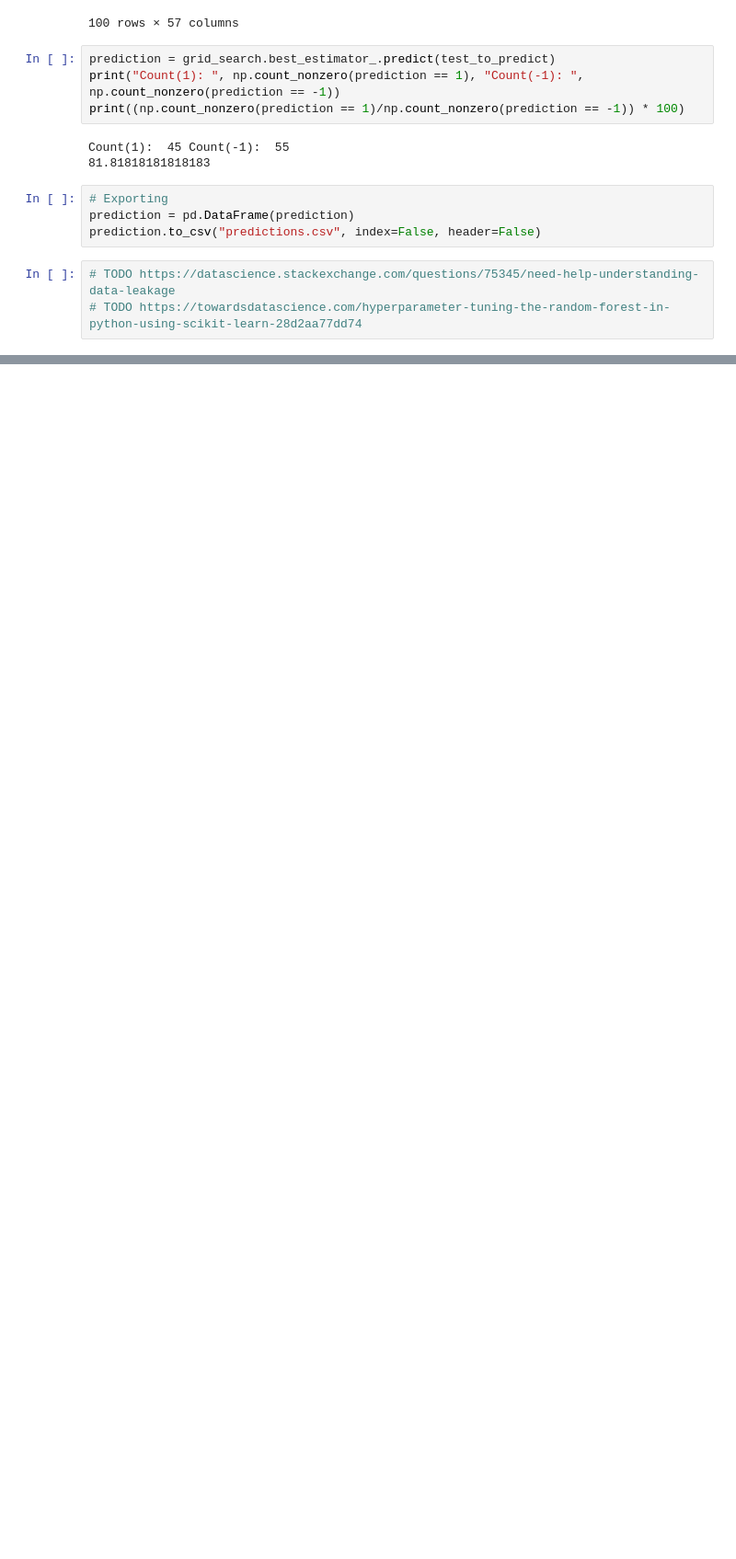
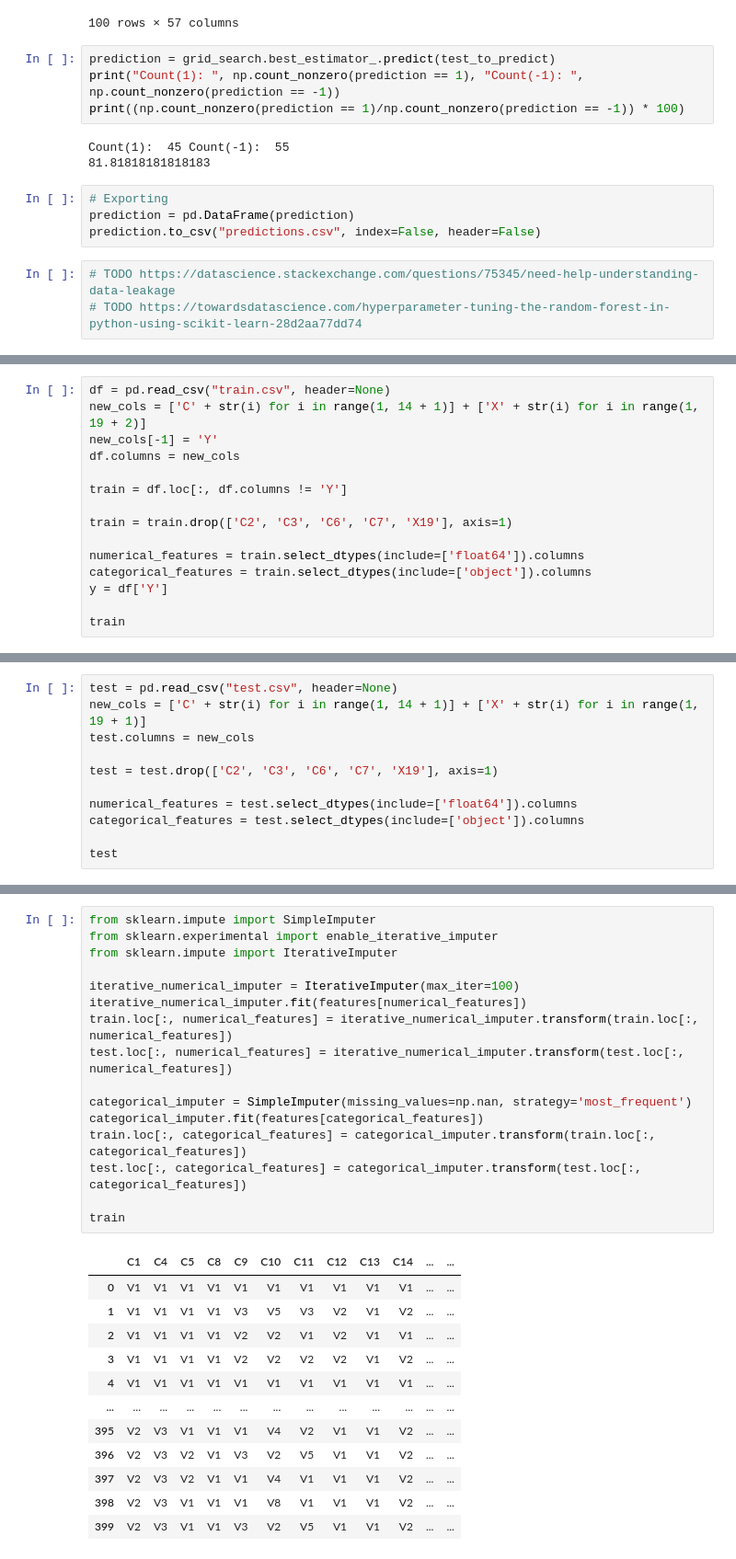
Before and after one commit to BSSB33/machine_learning, a Jupyter notebook: Semester project - ML challenge/code.ipynb, the cells around one changed output, grey strips where cells are left out. Shown at 92% size. Drawn from its saved outputs; the diff is of its cells as text; blank space fills up the shorter version.

```diff
--- a/Semester project - ML challenge/code.ipynb
+++ b/Semester project - ML challenge/code.ipynb
@@ -517,0 +520,15 @@ prediction.to_csv("predictions.csv", index=False, header=False)
+# %%
+df = pd.read_csv("train.csv", header=None)
+new_cols = ['C' + str(i) for i in range(1, 14 + 1)] + ['X' + str(i) for i in range(1, 19 + 2)]
+new_cols[-1] = 'Y'
+df.columns = new_cols
+
+train = df.loc[:, df.columns != 'Y']
+
+train = train.drop(['C2', 'C3', 'C6', 'C7', 'X19'], axis=1)
+
+numerical_features = train.select_dtypes(include=['float64']).columns
+categorical_features = train.select_dtypes(include=['object']).columns
+y = df['Y']
+
+train
@@ -517,0 +549,11 @@ prediction.to_csv("predictions.csv", index=False, header=False)
+# %%
+test = pd.read_csv("test.csv", header=None)
+new_cols = ['C' + str(i) for i in range(1, 14 + 1)] + ['X' + str(i) for i in range(1, 19 + 1)]
+test.columns = new_cols
+
+test = test.drop(['C2', 'C3', 'C6', 'C7', 'X19'], axis=1)
+
+numerical_features = test.select_dtypes(include=['float64']).columns
+categorical_features = test.select_dtypes(include=['object']).columns
+
+test
@@ -517,0 +574,29 @@ prediction.to_csv("predictions.csv", index=False, header=False)
+# %%
+from sklearn.impute import SimpleImputer
+from sklearn.experimental import enable_iterative_imputer
+from sklearn.impute import IterativeImputer
+
+iterative_numerical_imputer = IterativeImputer(max_iter=100)
+iterative_numerical_imputer.fit(features[numerical_features])
+train.loc[:, numerical_features] = iterative_numerical_imputer.transform(train.loc[:, numerical_features])
+test.loc[:, numerical_features] = iterative_numerical_imputer.transform(test.loc[:, numerical_features])
+
+categorical_imputer = SimpleImputer(missing_values=np.nan, strategy='most_frequent')
+categorical_imputer.fit(features[categorical_features])
+train.loc[:, categorical_features] = categorical_imputer.transform(train.loc[:, categorical_features])
+test.loc[:, categorical_features] = categorical_imputer.transform(test.loc[:, categorical_features])
+
+train
+# %% [output]
+|  | C1 | C4 | C5 | C8 | C9 | C10 | C11 | C12 | C13 | C14 | ... | ... |
+| 0 | V1 | V1 | V1 | V1 | V1 | V1 | V1 | V1 | V1 | V1 | ... | ... |
+| 1 | V1 | V1 | V1 | V1 | V3 | V5 | V3 | V2 | V1 | V2 | ... | ... |
+| 2 | V1 | V1 | V1 | V1 | V2 | V2 | V1 | V2 | V1 | V1 | ... | ... |
+| 3 | V1 | V1 | V1 | V1 | V2 | V2 | V2 | V2 | V1 | V2 | ... | ... |
+| 4 | V1 | V1 | V1 | V1 | V1 | V1 | V1 | V1 | V1 | V1 | ... | ... |
+| ... | ... | ... | ... | ... | ... | ... | ... | ... | ... | ... | ... | ... |
+| 395 | V2 | V3 | V1 | V1 | V1 | V4 | V2 | V1 | V1 | V2 | ... | ... |
+| 396 | V2 | V3 | V2 | V1 | V3 | V2 | V5 | V1 | V1 | V2 | ... | ... |
+| 397 | V2 | V3 | V2 | V1 | V1 | V4 | V1 | V1 | V1 | V2 | ... | ... |
+| 398 | V2 | V3 | V1 | V1 | V1 | V8 | V1 | V1 | V1 | V2 | ... | ... |
+| 399 | V2 | V3 | V1 | V1 | V3 | V2 | V5 | V1 | V1 | V2 | ... | ... |
```
Also changed, not shown: parts of 9 cells of this notebook, 3 other files.
